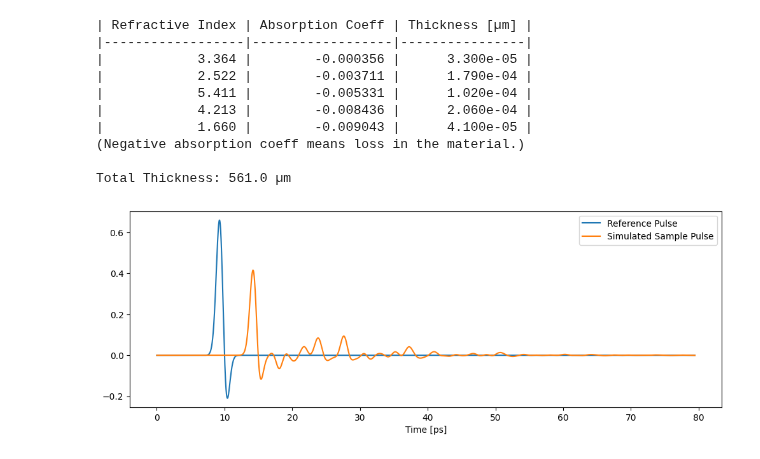
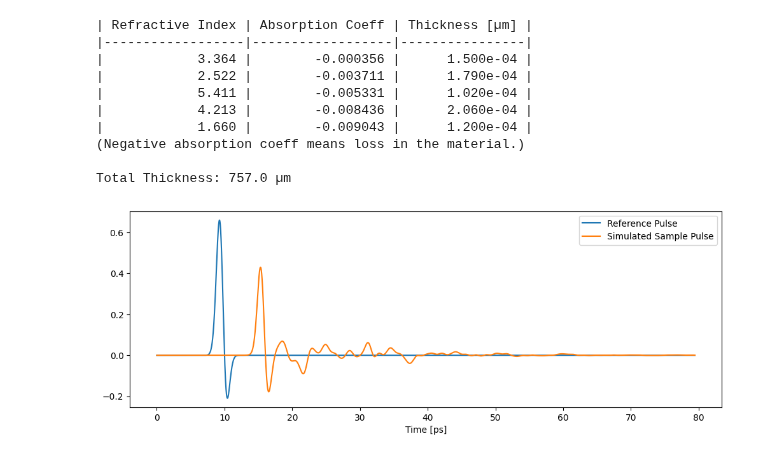
Before and after one commit to tls54/THz-TDS, a Jupyter notebook: Transfer Matrix Method/5_layer_simulated.ipynb, the cells around one changed output. Drawn from its saved outputs; the diff is of its cells as text; code cells hidden in the pictures.

```diff
--- a/Transfer Matrix Method/5_layer_simulated.ipynb
+++ b/Transfer Matrix Method/5_layer_simulated.ipynb
@@ -28,7 +66,7 @@ reference_pulse = simulate_reference(L, deltat)
 
 n_values = [3.364, 2.522, 5.411, 4.213, 1.66]
 k_values = [-0.000356, -0.003711, -0.005331, -0.008436, -0.009043]
-d_values = [3.3e-05, 0.000179, 0.000102, 0.000206, 4.1e-05]
+d_values = [150e-06, 179e-6, 102e-6, 206e-6, 120e-06]
 
 # Experimental material parameters (ground truth)
 material_params_exp = [[(n_values[i] + 1j * k_values[i]), d_values[i]] for i in range(len(n_values))]
@@ -36,40 +74,40 @@ material_params_exp = [[(n_values[i] + 1j * k_values[i]), d_values[i]] for i in
 
 # Simulate the experimental data
 t_axis = np.arange(0, L * deltat, deltat)
-_, experimental_pulse = simulate_parallel(reference_pulse, material_params_exp, deltat, noise_level=0)
+T_exp, experimental_pulse = simulate_parallel(reference_pulse, material_params_exp, deltat, noise_level=0)
 experimental_pulse = experimental_pulse[:L]
 
 
 print("| Refractive Index | Absorption Coeff | Thickness [µm] |")
 print("|------------------|------------------|----------------|")
 
 for item in material_params_exp:
     n_real = np.real(item[0])
     n_imag = np.imag(item[0])
     thickness = item[1]
     print(f"| {n_real:16.3f} | {n_imag:16.6f} | {thickness:14.3e} |")
 
 print('(Negative absorption coeff means loss in the material.)')
 
 print(f'\nTotal Thickness: {sum(d_values) * 1e6} µm')
 
 plt.figure(figsize=(12,4))
 #plt.title(f'Simulated Time Domain of THz Pulse Passing Through a {len(n_values)} Layered Sample')
 plt.plot(t_axis*1e12, reference_pulse, label='Reference Pulse')
 plt.plot(t_axis*1e12, experimental_pulse.detach().cpu().numpy(), label='Simulated Sample Pulse')
 #plt.scatter(t_axis*1e12, experimental_pulse.detach().cpu().numpy(), s=2, color= 'orange', label='Simulated Sample Pulse')
 plt.xlabel('Time [ps]')
 plt.legend()
 plt.show()
 # %% [output]
 | Refractive Index | Absorption Coeff | Thickness [µm] |
 |------------------|------------------|----------------|
-|            3.364 |        -0.000356 |      3.300e-05 |
+|            3.364 |        -0.000356 |      1.500e-04 |
 |            2.522 |        -0.003711 |      1.790e-04 |
 |            5.411 |        -0.005331 |      1.020e-04 |
 |            4.213 |        -0.008436 |      2.060e-04 |
-|            1.660 |        -0.009043 |      4.100e-05 |
+|            1.660 |        -0.009043 |      1.200e-04 |
 (Negative absorption coeff means loss in the material.)
 
-Total Thickness: 561.0 µm
+Total Thickness: 757.0 µm
-[figure, old version]
+[figure, new version]
```
Also changed, not shown: parts of 15 cells of this notebook, 5 other files.
